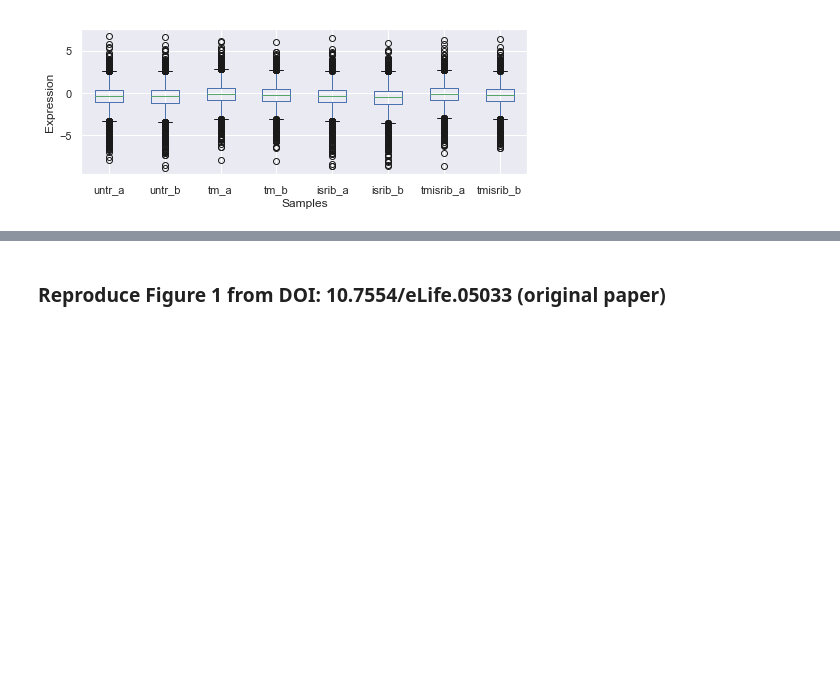
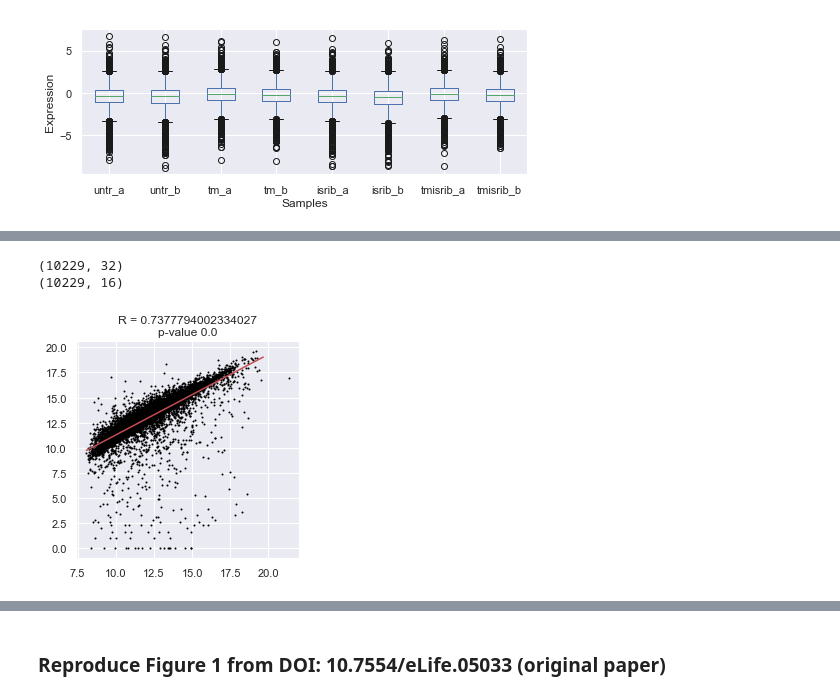
Before and after one commit to XPRESSyourself/xpressyourself_manuscript, a Jupyter notebook: riboprof_test/walter_isrib/walter_isrib_analysis.ipynb, the cells around one changed output, grey strips where cells are left out. Saved outputs shown, nothing was run; the diff lists cells and outputs as text; code cells hidden in the pictures; blank space fills up the shorter version.

```diff
--- a/riboprof_test/walter_isrib/walter_isrib_analysis.ipynb
+++ b/riboprof_test/walter_isrib/walter_isrib_analysis.ipynb
@@ -133,0 +149,47 @@ xp.check_samples(data_logte)
+# %%
+xpresspipe_table_deduped = xpresspipe_table[~xpresspipe_table.index.duplicated(keep='first')]
+data_deduped = data[~data.index.duplicated(keep='first')]
+
+xpresspipe_table_deduped = xpresspipe_table_deduped.dropna()
+data_deduped = data_deduped.dropna()
+
+xpresspipe_table_deduped = xpresspipe_table_deduped.reindex(labels=data_deduped.index.tolist())
+data_deduped = data_deduped.reindex(labels=xpresspipe_table_deduped.index.tolist())
+
+xpresspipe_table_deduped = xpresspipe_table_deduped.dropna()
+data_deduped = data_deduped.dropna()
+
+data_deduped = data_deduped.reindex(labels=xpresspipe_table_deduped.index.tolist())
+
+print(xpresspipe_table_deduped.shape)
+print(data_deduped.shape)
+# %% [output]
+(10229, 32)
+(10229, 16)
+# %%
+gene_a = data_deduped.sum(axis=1).values.tolist()
+gene_a = [x + 1 for x in gene_a]
+gene_a = np.array(gene_a).astype(np.float)
+gene_a = np.ndarray.tolist(gene_a)
+
+gene_b = xpresspipe_table_deduped.sum(axis=1).values.tolist()
+gene_b = [x + 1 for x in gene_b]
+gene_b = np.array(gene_b).astype(np.float)
+gene_b = np.ndarray.tolist(gene_b)
+
+gene_a = np.log2(gene_a)
+gene_b = np.log2(gene_b)
+
+slope, intercept, r_value, p_value, std_err = stats.linregress(gene_a, gene_b)
+x = np.linspace(np.amin(gene_a), np.amax(gene_b), 100)
+y = (slope * x) + intercept
+
+fig, ax = plt.subplots(1,1, figsize=(4,4))
+
+ax.scatter(gene_a, gene_b, s=1,c='black')
+ax.set_title('R = ' + str(r_value) + '\np-value ' + str(p_value))
+ax.plot(x, y, '-r')
+
+plt.show()
+# %% [output]
+[figure, added]
```
Also changed, not shown: parts of 19 cells of this notebook, 7 other files.
